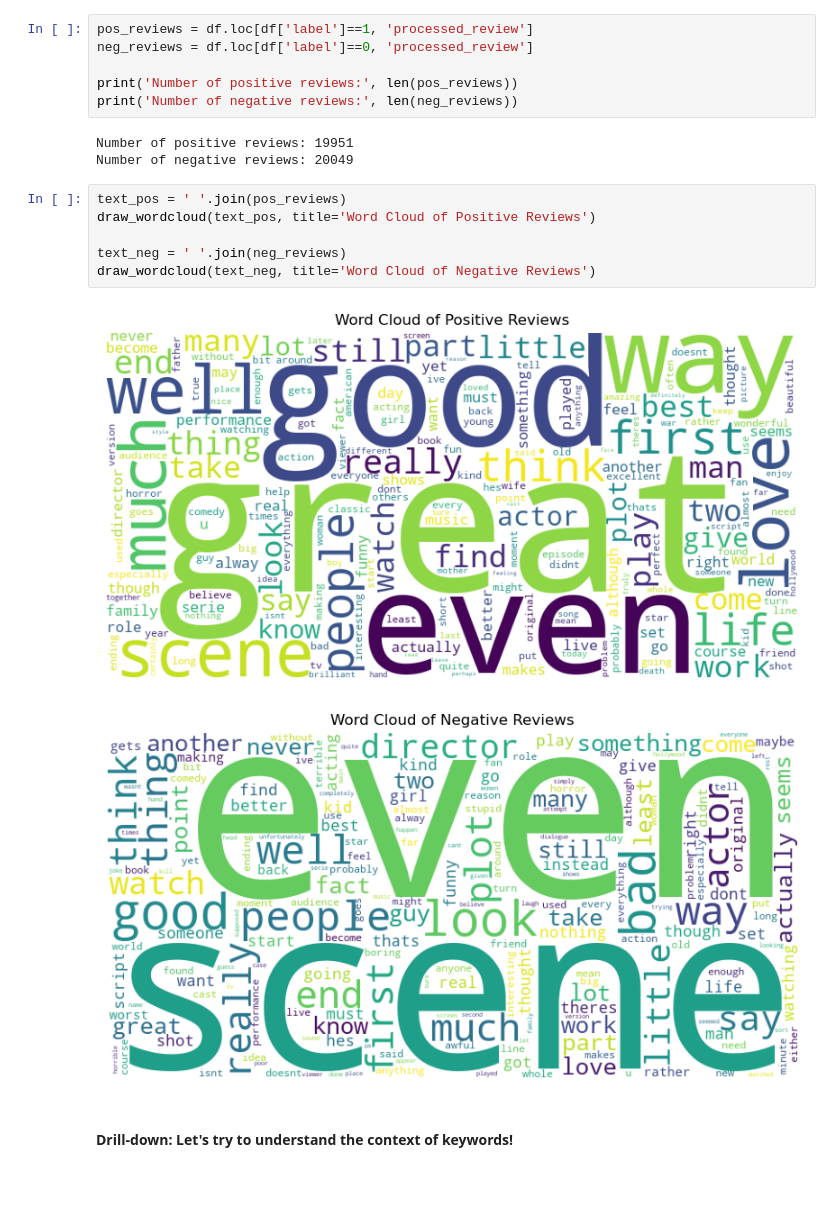
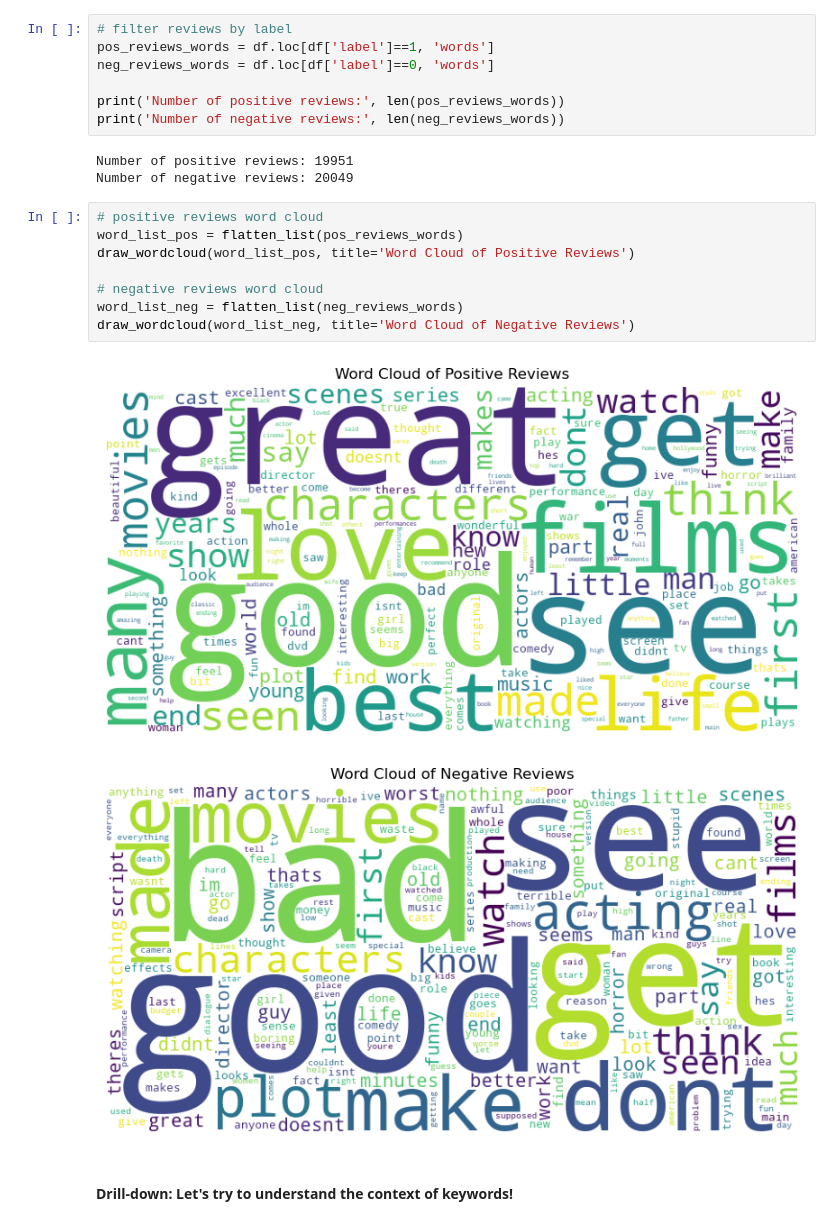
Before and after one commit to ejklike/python-tutorial, a Jupyter notebook: 05_text_mining/5-04_word_cloud_from_csv_en.ipynb, the cells around one changed output. Saved outputs shown, nothing was run; the diff lists cells and outputs as text; blank space fills up the shorter version.

```diff
--- a/05_text_mining/5-04_word_cloud_from_csv_en.ipynb
+++ b/05_text_mining/5-04_word_cloud_from_csv_en.ipynb
@@ -75,23 +99,26 @@ draw_wordcloud(text_all, title='Word Cloud of All Reviews')
 # %% [markdown]
 #### 3-2. Positive/Negative Reviews
 # %%
-pos_reviews = df.loc[df['label']==1, 'processed_review']
-neg_reviews = df.loc[df['label']==0, 'processed_review']
+# filter reviews by label
+pos_reviews_words = df.loc[df['label']==1, 'words']
+neg_reviews_words = df.loc[df['label']==0, 'words']
 
-print('Number of positive reviews:', len(pos_reviews))
-print('Number of negative reviews:', len(neg_reviews))
+print('Number of positive reviews:', len(pos_reviews_words))
+print('Number of negative reviews:', len(neg_reviews_words))
 # %% [output]
 Number of positive reviews: 19951
 Number of negative reviews: 20049
-# %%
-text_pos = ' '.join(pos_reviews)
-draw_wordcloud(text_pos, title='Word Cloud of Positive Reviews')
-
-text_neg = ' '.join(neg_reviews)
-draw_wordcloud(text_neg, title='Word Cloud of Negative Reviews')
-# %% [output]
-[figure, removed]
-[figure, removed]
+# %%
+# positive reviews word cloud
+word_list_pos = flatten_list(pos_reviews_words)
+draw_wordcloud(word_list_pos, title='Word Cloud of Positive Reviews')
+
+# negative reviews word cloud
+word_list_neg = flatten_list(neg_reviews_words)
+draw_wordcloud(word_list_neg, title='Word Cloud of Negative Reviews')
+# %% [output]
+[figure, added]
+[figure, added]
 # %% [markdown]
 #### Drill-down: Let's try to understand the context of keywords!
 # %%
```
Also changed, not shown: parts of 8 cells of this notebook, 1 other file.
